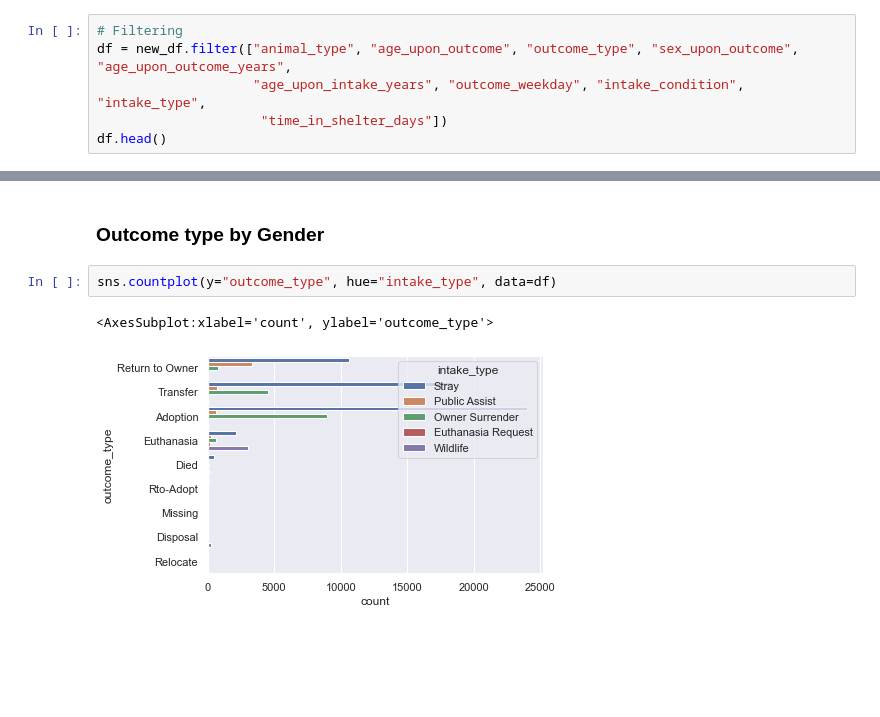
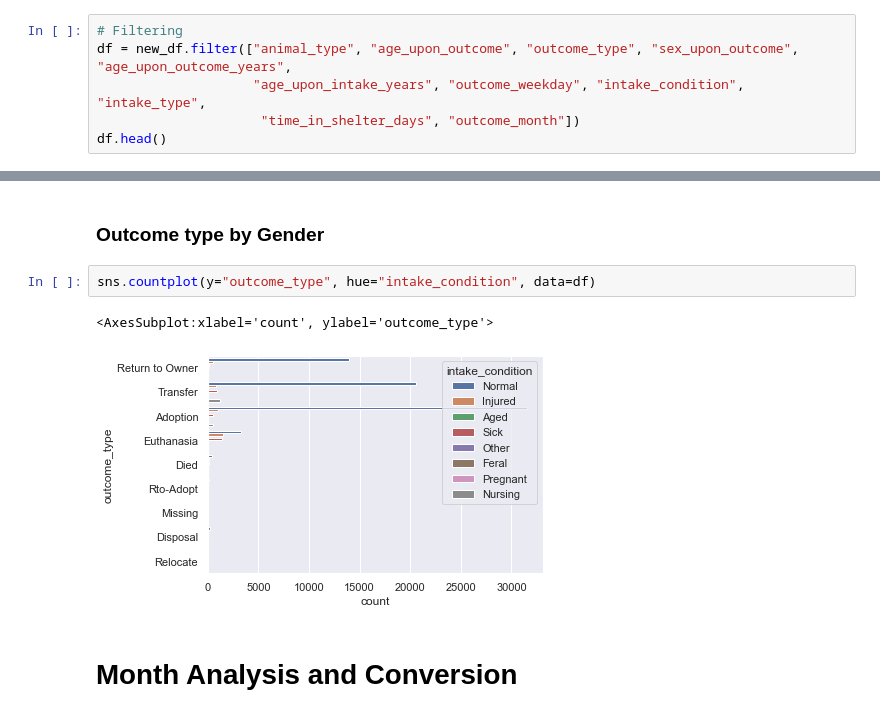
Before and after one commit to hookjamesa/austin_animal_shelter_analysis, a Jupyter notebook: visual_analysis.ipynb, the cells around one changed output, grey strips where cells are left out. Drawn from its saved outputs; the diff is of its cells as text; blank space fills up the shorter version.

```diff
--- a/visual_analysis.ipynb
+++ b/visual_analysis.ipynb
@@ -90,7 +90,7 @@ dtype: int64
 # Filtering
 df = new_df.filter(["animal_type", "age_upon_outcome", "outcome_type", "sex_upon_outcome", "age_upon_outcome_years",
                     "age_upon_intake_years", "outcome_weekday", "intake_condition", "intake_type",
-                     "time_in_shelter_days"])
+                     "time_in_shelter_days", "outcome_month"])
 df.head()
 # %% [output]
 |  | animal_type | age_upon_outcome | outcome_type | sex_upon_outcome | age_upon_outcome_years | ... |
@@ -193,7 +193,9 @@ g.set_xlabels("Outcome Type")
 # %% [markdown]
 ### Outcome type by Gender
 # %%
-sns.countplot(y="outcome_type", hue="intake_type", data=df)
+sns.countplot(y="outcome_type", hue="intake_condition", data=df)
 # %% [output]
 <AxesSubplot:xlabel='count', ylabel='outcome_type'>
-[figure, old version]
+[figure, new version]
+# %% [markdown]
+# Month Analysis and Conversion
```
Also changed, not shown: parts of 7 cells of this notebook.
